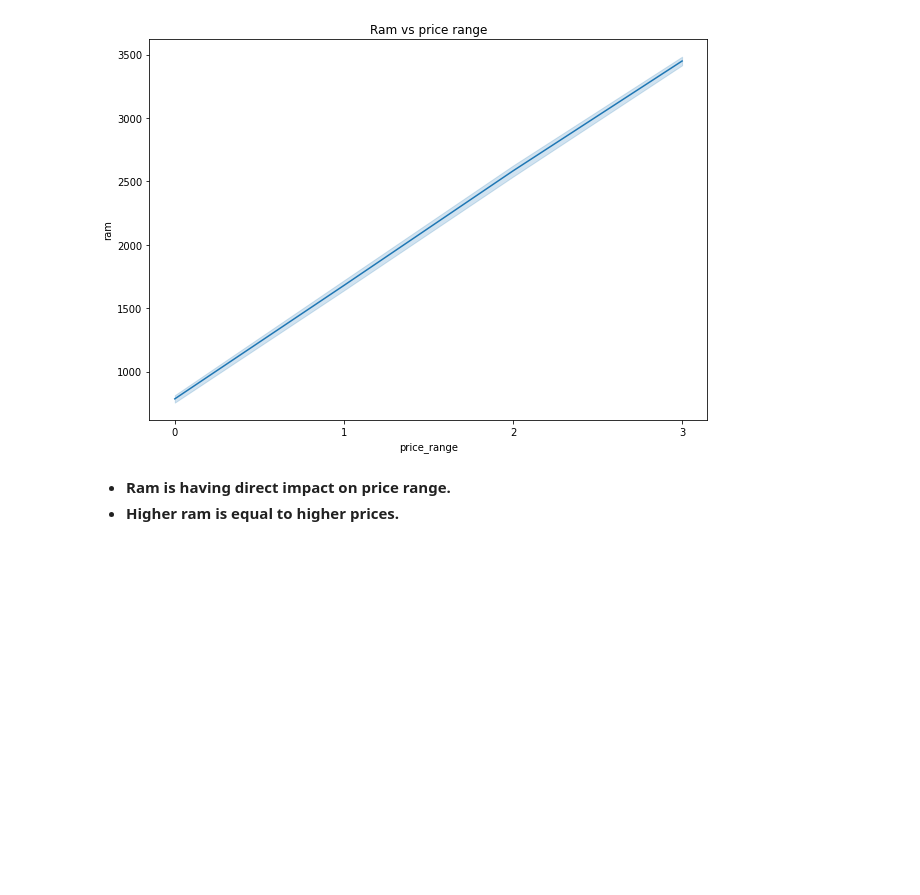
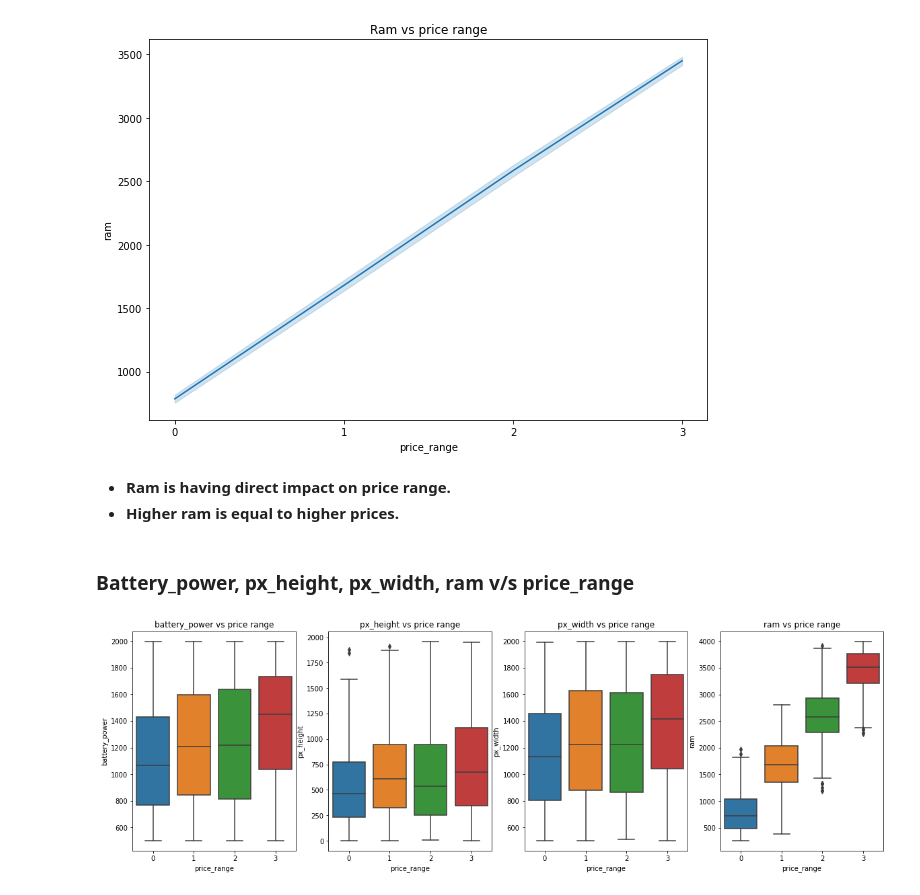
Before and after one commit to PuroshotamSingh/Mobile-Price-Range-Prediction, a Jupyter notebook: Mobile_Price_Range_Prediction_Puroshotam_Singh_Capstone_Project_3.ipynb, the cells around one changed output. Cells and saved outputs as stored; diff of their text form; code cells hidden in the pictures; blank space fills up the shorter version.

```diff
--- a/Mobile_Price_Range_Prediction_Puroshotam_Singh_Capstone_Project_3.ipynb
+++ b/Mobile_Price_Range_Prediction_Puroshotam_Singh_Capstone_Project_3.ipynb
@@ -524,3 +524,18 @@ Text(0.5, 1.0, 'Ram vs price range')
 # %% [markdown]
 * **Ram is having direct impact on price range.**
 * **Higher ram is equal to higher prices.**
+# %% [markdown]
+### **Battery_power, px_height, px_width, ram v/s price_range**
+# %%
+# Visualizing price range grouped by these variables using boxplot
+
+list1=['battery_power','px_height','px_width','ram']
+plt.figure(figsize=(20,6))
+for index,item in enumerate(list1):
+  xtick=[0,1,2,3]
+  plt.subplot(1,4,index+1)
+  plt.xticks(xtick)
+  sns.boxplot(x='price_range',y=item,data=df)
+  plt.title(f'{item} vs price range')
+# %% [output]
+[figure, added]
```
Also changed, not shown: parts of 22 cells of this notebook.
